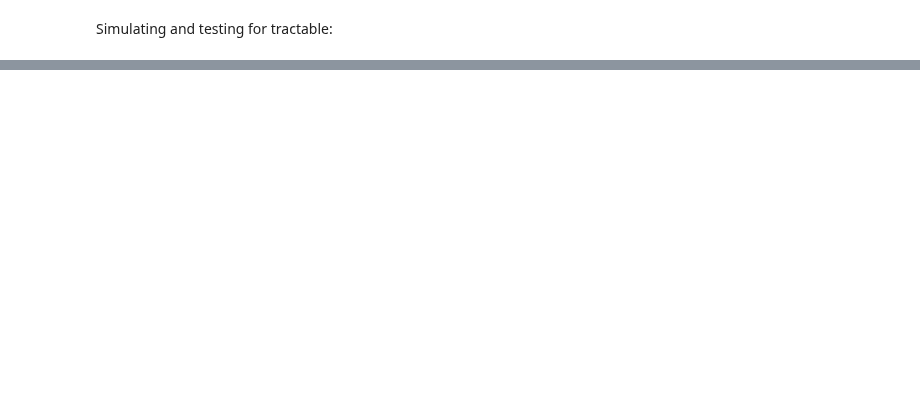
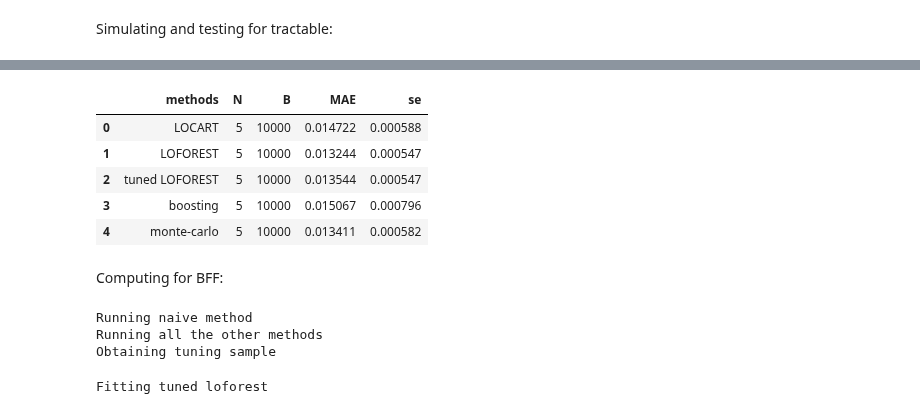
Before and after one commit to Monoxido45/CSI, a Jupyter notebook: experiments/lfi_experiments.ipynb, the cells around one changed output, grey strips where cells are left out. Drawn from its saved outputs; the diff is of its cells as text; code cells hidden in the pictures; blank space fills up the shorter version.

```diff
--- a/experiments/lfi_experiments.ipynb
+++ b/experiments/lfi_experiments.ipynb
@@ -167,0 +391,21 @@ KeyboardInterrupt:
+# %%
+# weinberg grid
+n_out = 300
+thetas_valid = np.linspace(0.5001, 1.4999, n_out)
+
+# defining scores
+# waldo score
+waldo_score = WaldoScore(nflow_post, is_fitted = True)
+waldo_score.fit()
+
+# BFF score
+bff_score = BFFScore(nflow_post, is_fitted = True)
+bff_score.fit()
+
+# e-value score
+e_value_score = E_valueScore(nflow_post, is_fitted = True)
+e_value_score.fit()
+
+# sample size
+n = 1
+B = 10000
@@ -167,0 +436,32 @@ KeyboardInterrupt:
+# %%
+waldo_stats_weinberg
+# %% [output]
+|  | methods | N | B | MAE | se |
+| 0 | LOCART | 5 | 10000 | 0.014722 | 0.000588 |
+| 1 | LOFOREST | 5 | 10000 | 0.013244 | 0.000547 |
+| 2 | tuned LOFOREST | 5 | 10000 | 0.013544 | 0.000547 |
+| 3 | boosting | 5 | 10000 | 0.015067 | 0.000796 |
+| 4 | monte-carlo | 5 | 10000 | 0.013411 | 0.000582 |
+# %% [markdown]
+Computing for BFF:
+# %%
+bff_stats_weinberg = compute_MAE_N_B(
+    kind = "weinberg",
+    score = bff_score,
+    seed = 125,
+    theta_grid_eval = thetas_valid,
+    simulator = simulator,
+    prior = prior,
+    N = 5,
+    B = 10000,
+    B_valid = 1000,
+    N_lambda = 500,
+    K = 70,
+    n_estimators = 200,
+    min_samples_leaf = 300
+    )
+# %% [output]
+Running naive method
+Running all the other methods
+Obtaining tuning sample
+Fitting tuned loforest
```
Also changed, not shown: parts of 36 cells of this notebook, 1 other file.
